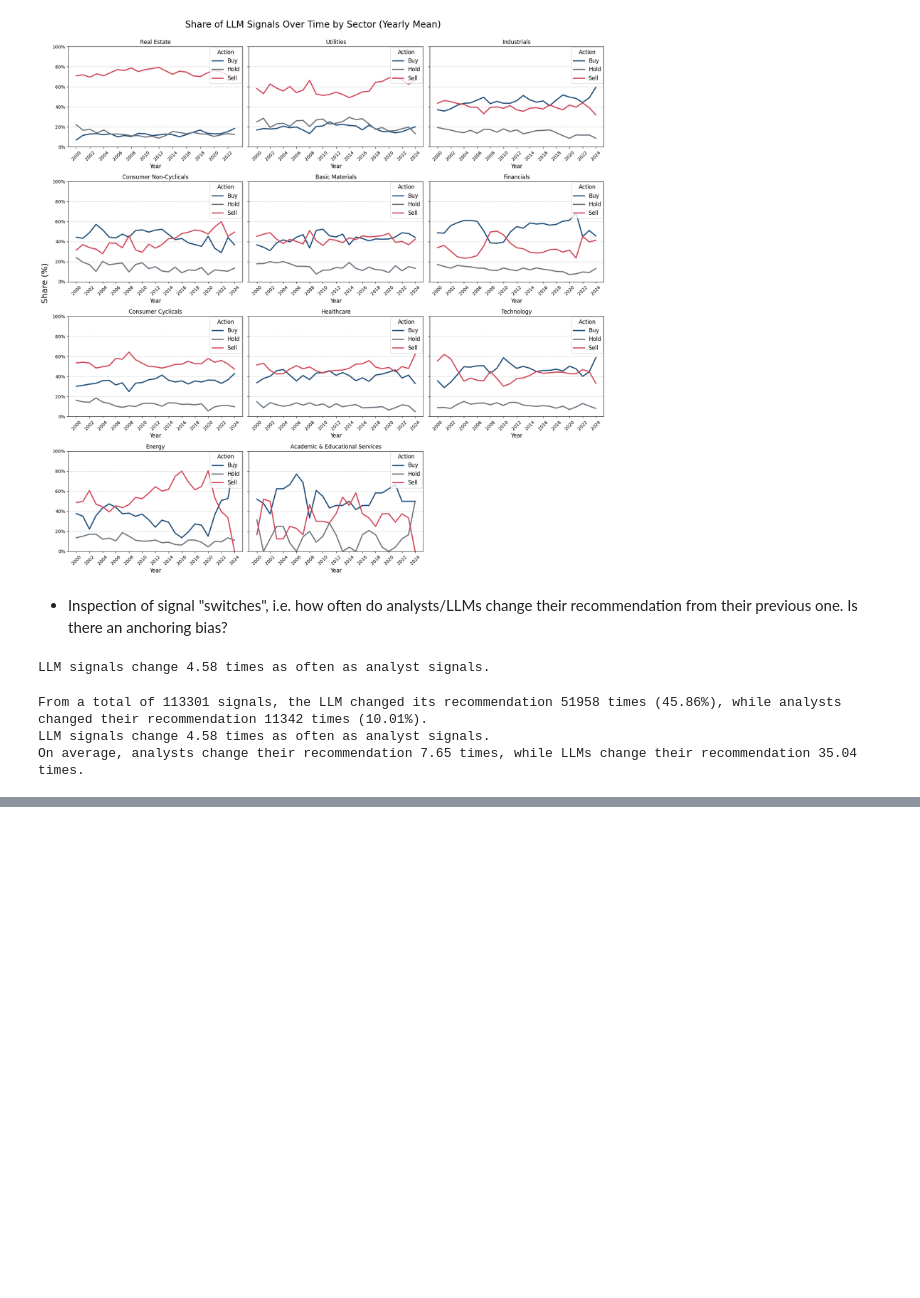
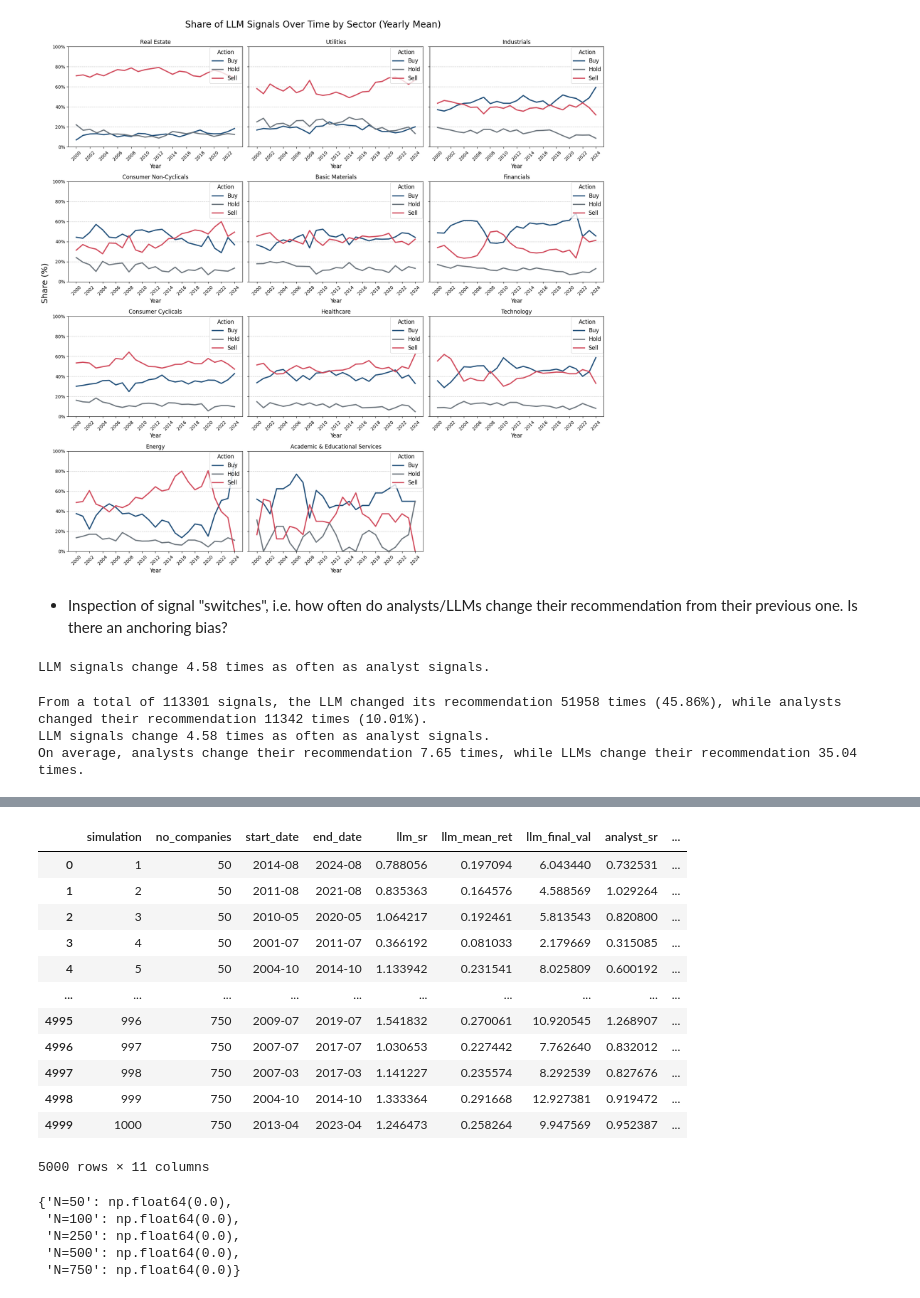
Before and after one commit to benherz/Masterarbeit, a Jupyter notebook: code/results_exploration.ipynb, the cells around one changed output, grey strips where cells are left out. Cells and saved outputs as stored; diff of their text form; code cells hidden in the pictures; blank space fills up the shorter version.

```diff
--- a/code/results_exploration.ipynb
+++ b/code/results_exploration.ipynb
@@ -100,0 +124,22 @@ On average, analysts change their recommendation 7.65 times, while LLMs change t
+# %%
+robustness_results_df_50 = pd.read_csv("../results/robustness_check_results_parallelized_timespan120_sample50_iterations1000_seed1.csv")
+robustness_results_df_100 = pd.read_csv("../results/robustness_check_results_parallelized_timespan120_sample100_iterations1000_seed1001.csv")
+robustness_results_df_250 = pd.read_csv("../results/robustness_check_results_parallelized_timespan120_sample250_iterations1000_seed2001.csv")
+robustness_results_df_500 = pd.read_csv("../results/robustness_check_results_parallelized_timespan120_sample500_iterations1000_seed3001.csv")
+robustness_results_df_750 = pd.read_csv("../results/robustness_check_results_parallelized_timespan120_sample750_iterations1000_seed4001.csv")
+robustness_results_df = pd.concat([robustness_results_df_50, robustness_results_df_100, robustness_results_df_250, robustness_results_df_500, robustness_results_df_750], ignore_index=True)
+robustness_results_df
+# %% [output]
+|  | simulation | no_companies | start_date | end_date | llm_sr | llm_mean_ret | llm_final_val | analyst_sr | ... |
+| 0 | 1 | 50 | 2014-08 | 2024-08 | 0.788056 | 0.197094 | 6.043440 | 0.732531 | ... |
+| 1 | 2 | 50 | 2011-08 | 2021-08 | 0.835363 | 0.164576 | 4.588569 | 1.029264 | ... |
+| 2 | 3 | 50 | 2010-05 | 2020-05 | 1.064217 | 0.192461 | 5.813543 | 0.820800 | ... |
+| 3 | 4 | 50 | 2001-07 | 2011-07 | 0.366192 | 0.081033 | 2.179669 | 0.315085 | ... |
+| 4 | 5 | 50 | 2004-10 | 2014-10 | 1.133942 | 0.231541 | 8.025809 | 0.600192 | ... |
+| ... | ... | ... | ... | ... | ... | ... | ... | ... | ... |
+| 4995 | 996 | 750 | 2009-07 | 2019-07 | 1.541832 | 0.270061 | 10.920545 | 1.268907 | ... |
+| 4996 | 997 | 750 | 2007-07 | 2017-07 | 1.030653 | 0.227442 | 7.762640 | 0.832012 | ... |
+| 4997 | 998 | 750 | 2007-03 | 2017-03 | 1.141227 | 0.235574 | 8.292539 | 0.827676 | ... |
+| 4998 | 999 | 750 | 2004-10 | 2014-10 | 1.333364 | 0.291668 | 12.927381 | 0.919472 | ... |
+| 4999 | 1000 | 750 | 2013-04 | 2023-04 | 1.246473 | 0.258264 | 9.947569 | 0.952387 | ... |
+5000 rows × 11 columns
@@ -100,0 +172,15 @@ On average, analysts change their recommendation 7.65 times, while LLMs change t
+# %%
+bootstrap_pvalues = {
+    "N=50": bootstrap_pvalue(robustness_results_df_50, llm_col="llm_mean_ret", analyst_col="analyst_mean_ret"),
+    "N=100": bootstrap_pvalue(robustness_results_df_100, llm_col="llm_mean_ret", analyst_col="analyst_mean_ret"),
+    "N=250": bootstrap_pvalue(robustness_results_df_250, llm_col="llm_mean_ret", analyst_col="analyst_mean_ret"),
+    "N=500": bootstrap_pvalue(robustness_results_df_500, llm_col="llm_mean_ret", analyst_col="analyst_mean_ret"),
+    "N=750": bootstrap_pvalue(robustness_results_df_750, llm_col="llm_mean_ret", analyst_col="analyst_mean_ret")
+}
+bootstrap_pvalues
+# %% [output]
+{'N=50': np.float64(0.0),
+ 'N=100': np.float64(0.0),
+ 'N=250': np.float64(0.0),
+ 'N=500': np.float64(0.0),
+ 'N=750': np.float64(0.0)}
```
Also changed, not shown: parts of 18 cells of this notebook, 2 other files.
